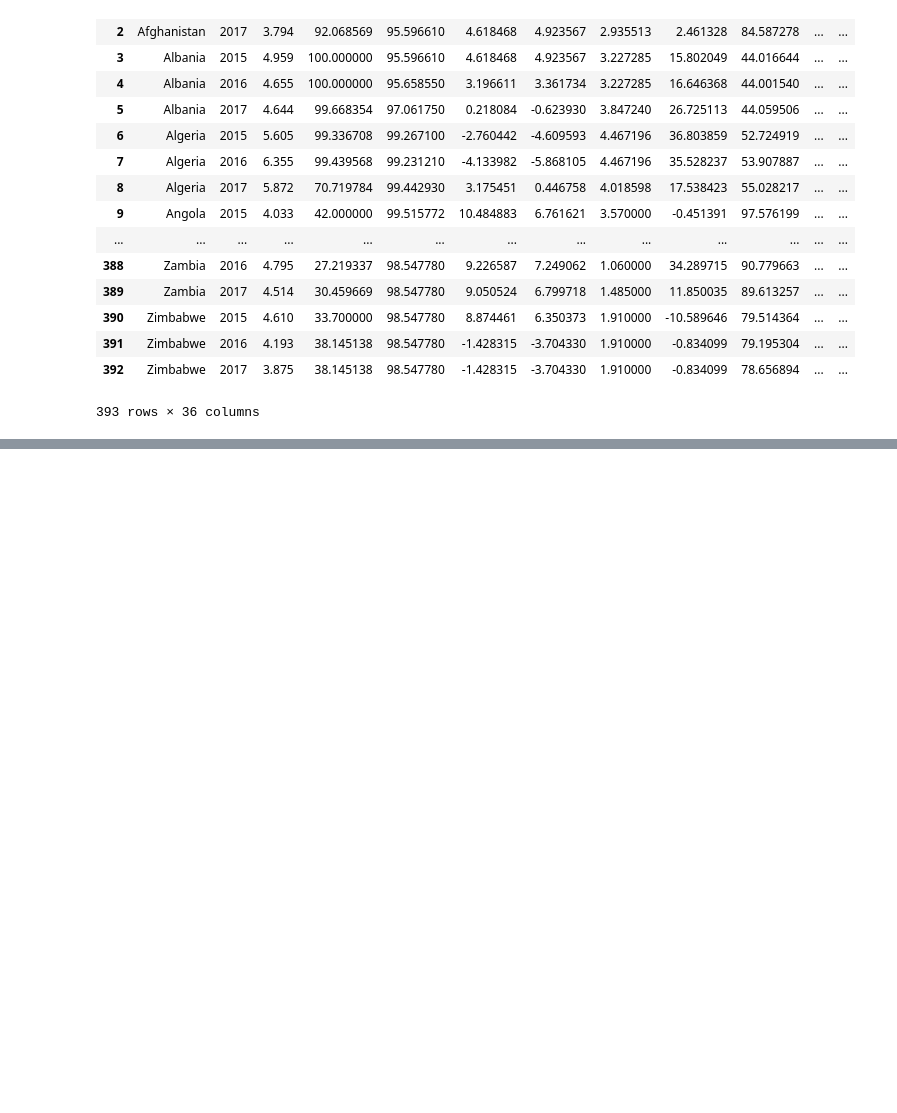
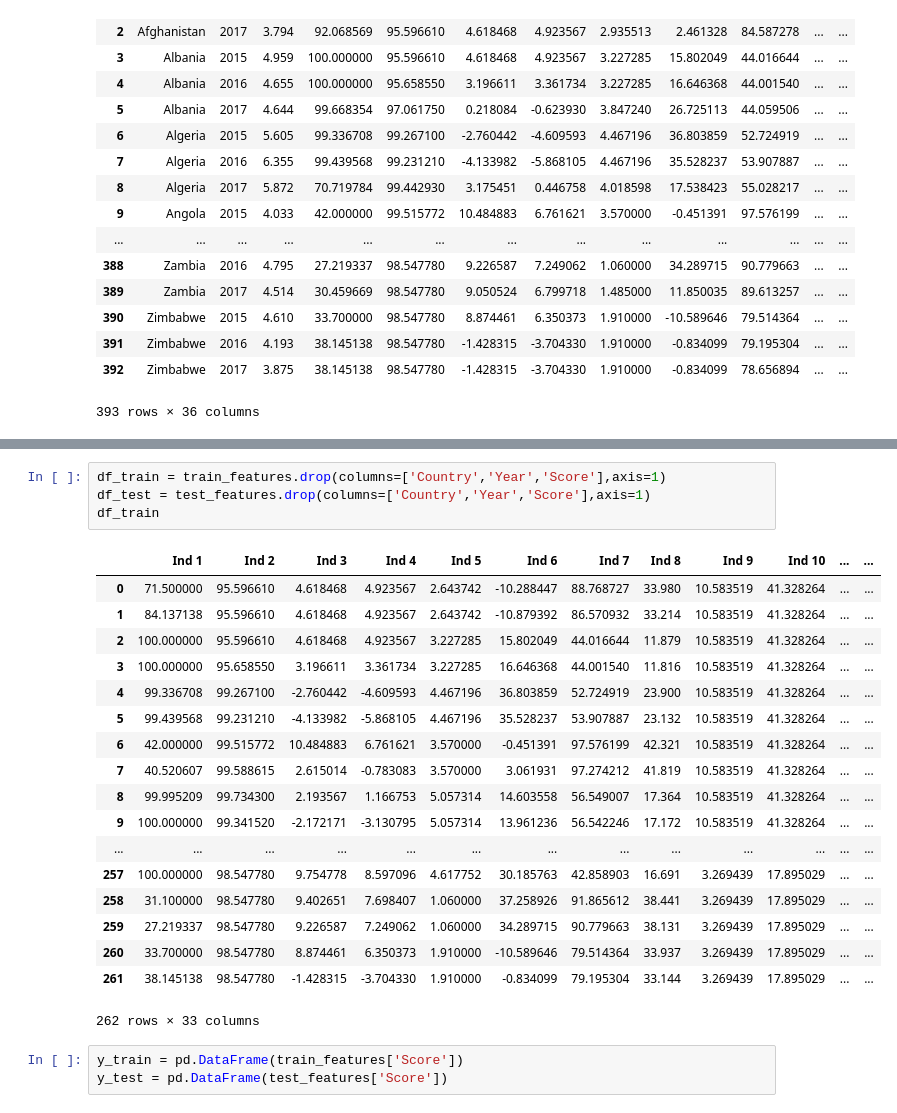
Before and after one commit to arun-joseph/Happiness-Predictor, a Jupyter notebook: happinessPredictor.ipynb, the cells around one changed output, grey strips where cells are left out. Drawn from its saved outputs; the diff is of its cells as text; blank space fills up the shorter version.

```diff
--- a/happinessPredictor.ipynb
+++ b/happinessPredictor.ipynb
@@ -27,0 +59,26 @@ df
+# %%
+df_train = train_features.drop(columns=['Country','Year','Score'],axis=1)
+df_test = test_features.drop(columns=['Country','Year','Score'],axis=1)
+df_train
+# %% [output]
+|  | Ind 1 | Ind 2 | Ind 3 | Ind 4 | Ind 5 | Ind 6 | Ind 7 | Ind 8 | Ind 9 | Ind 10 | ... | ... |
+| 0 | 71.500000 | 95.596610 | 4.618468 | 4.923567 | 2.643742 | -10.288447 | 88.768727 | 33.980 | 10.583519 | 41.328264 | ... | ... |
+| 1 | 84.137138 | 95.596610 | 4.618468 | 4.923567 | 2.643742 | -10.879392 | 86.570932 | 33.214 | 10.583519 | 41.328264 | ... | ... |
+| 2 | 100.000000 | 95.596610 | 4.618468 | 4.923567 | 3.227285 | 15.802049 | 44.016644 | 11.879 | 10.583519 | 41.328264 | ... | ... |
+| 3 | 100.000000 | 95.658550 | 3.196611 | 3.361734 | 3.227285 | 16.646368 | 44.001540 | 11.816 | 10.583519 | 41.328264 | ... | ... |
+| 4 | 99.336708 | 99.267100 | -2.760442 | -4.609593 | 4.467196 | 36.803859 | 52.724919 | 23.900 | 10.583519 | 41.328264 | ... | ... |
+| 5 | 99.439568 | 99.231210 | -4.133982 | -5.868105 | 4.467196 | 35.528237 | 53.907887 | 23.132 | 10.583519 | 41.328264 | ... | ... |
+| 6 | 42.000000 | 99.515772 | 10.484883 | 6.761621 | 3.570000 | -0.451391 | 97.576199 | 42.321 | 10.583519 | 41.328264 | ... | ... |
+| 7 | 40.520607 | 99.588615 | 2.615014 | -0.783083 | 3.570000 | 3.061931 | 97.274212 | 41.819 | 10.583519 | 41.328264 | ... | ... |
+| 8 | 99.995209 | 99.734300 | 2.193567 | 1.166753 | 5.057314 | 14.603558 | 56.549007 | 17.364 | 10.583519 | 41.328264 | ... | ... |
+| 9 | 100.000000 | 99.341520 | -2.172171 | -3.130795 | 5.057314 | 13.961236 | 56.542246 | 17.172 | 10.583519 | 41.328264 | ... | ... |
+| ... | ... | ... | ... | ... | ... | ... | ... | ... | ... | ... | ... | ... |
+| 257 | 100.000000 | 98.547780 | 9.754778 | 8.597096 | 4.617752 | 30.185763 | 42.858903 | 16.691 | 3.269439 | 17.895029 | ... | ... |
+| 258 | 31.100000 | 98.547780 | 9.402651 | 7.698407 | 1.060000 | 37.258926 | 91.865612 | 38.441 | 3.269439 | 17.895029 | ... | ... |
+| 259 | 27.219337 | 98.547780 | 9.226587 | 7.249062 | 1.060000 | 34.289715 | 90.779663 | 38.131 | 3.269439 | 17.895029 | ... | ... |
+| 260 | 33.700000 | 98.547780 | 8.874461 | 6.350373 | 1.910000 | -10.589646 | 79.514364 | 33.937 | 3.269439 | 17.895029 | ... | ... |
+| 261 | 38.145138 | 98.547780 | -1.428315 | -3.704330 | 1.910000 | -0.834099 | 79.195304 | 33.144 | 3.269439 | 17.895029 | ... | ... |
+262 rows × 33 columns
+# %%
+y_train = pd.DataFrame(train_features['Score'])
+y_test = pd.DataFrame(test_features['Score'])
```
Also changed, not shown: parts of 11 cells of this notebook.
